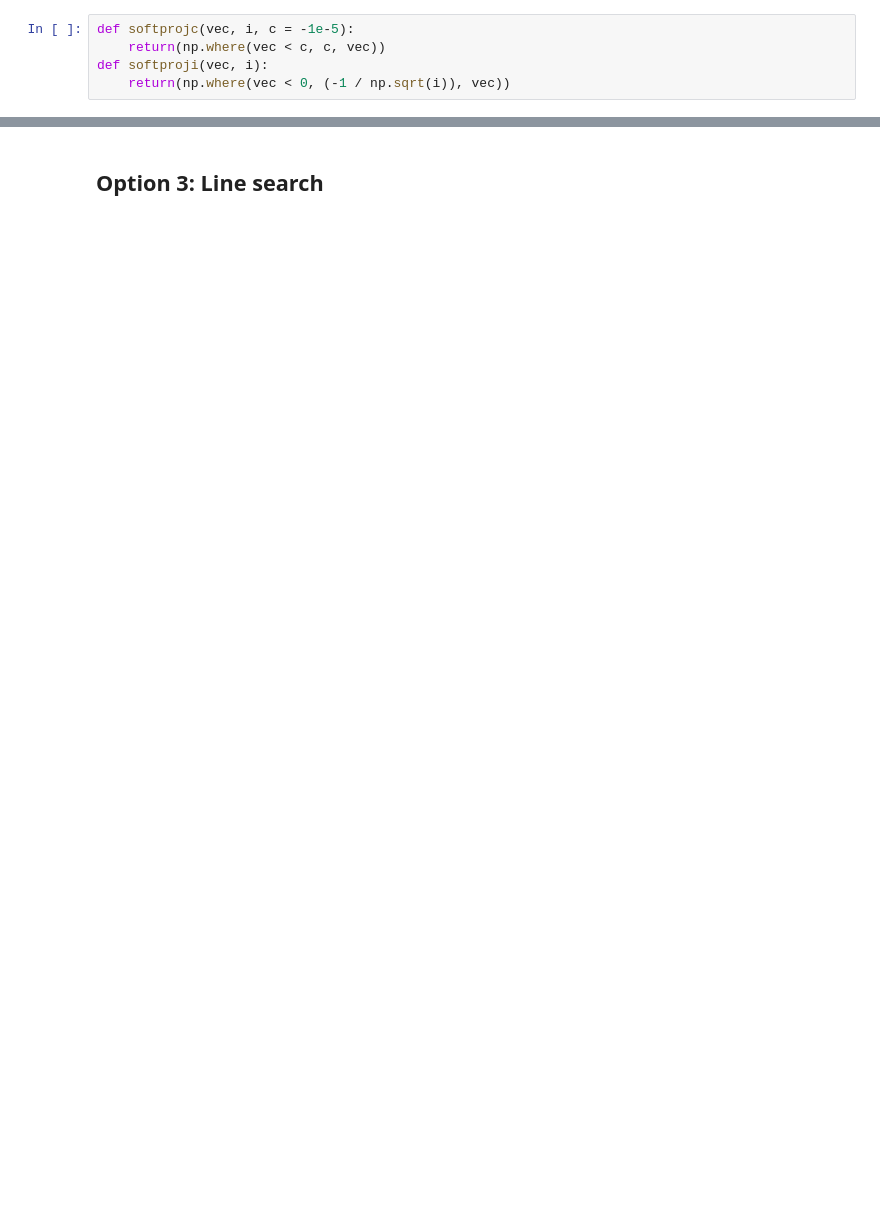
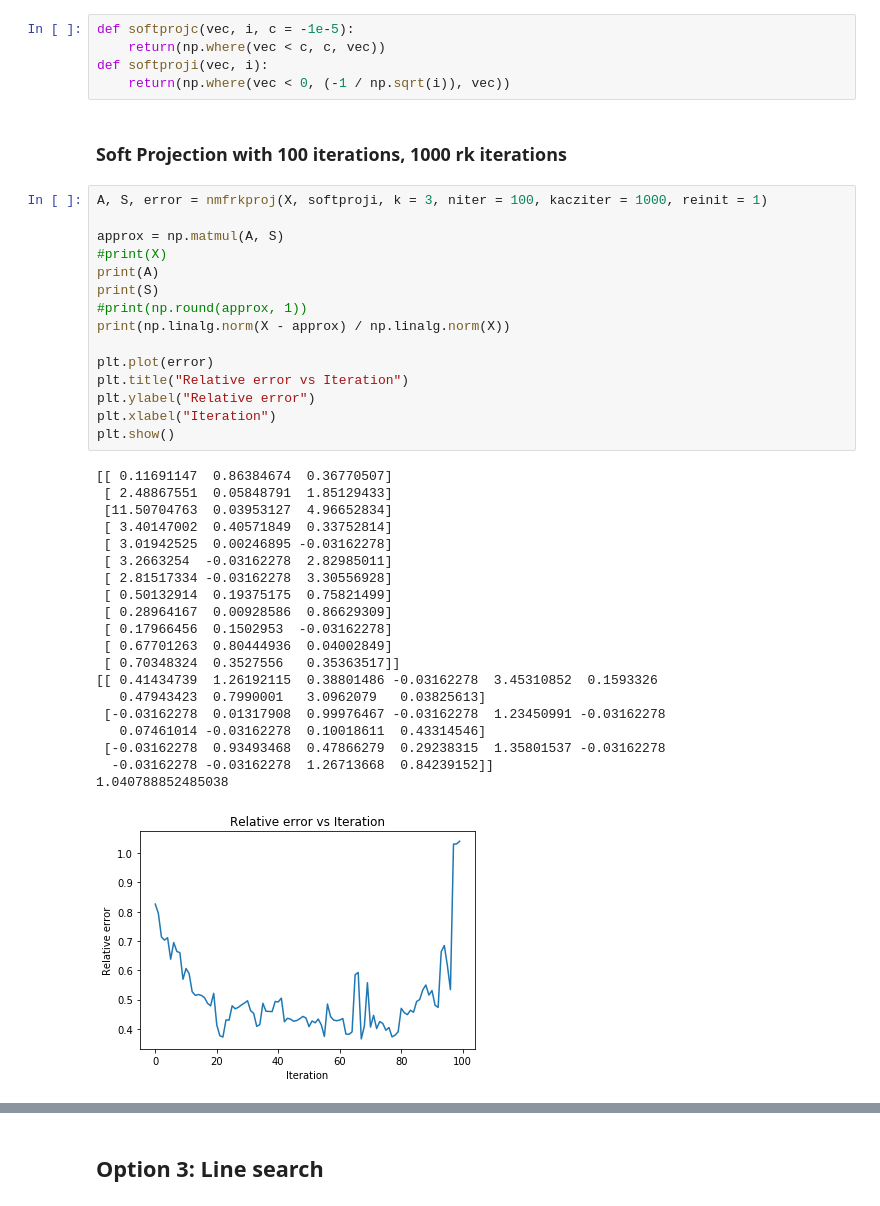
Before and after one commit to chauedwin/mf-algorithms, a Jupyter notebook: nmfAlgorithms.ipynb, the cells around one changed output, grey strips where cells are left out. Drawn from its saved outputs; the diff is of its cells as text; blank space fills up the shorter version.

```diff
--- a/nmfAlgorithms.ipynb
+++ b/nmfAlgorithms.ipynb
@@ -439,3 +529,41 @@ def softprojc(vec, i, c = -1e-5):
     return(np.where(vec < c, c, vec))
 def softproji(vec, i):
     return(np.where(vec < 0, (-1 / np.sqrt(i)), vec))
+# %% [markdown]
+### Soft Projection with 100 iterations, 1000 rk iterations
+# %%
+A, S, error = nmfrkproj(X, softproji, k = 3, niter = 100, kacziter = 1000, reinit = 1)
+
+approx = np.matmul(A, S)
+#print(X)
+print(A)
+print(S)
+#print(np.round(approx, 1))
+print(np.linalg.norm(X - approx) / np.linalg.norm(X))
+
+plt.plot(error)
+plt.title("Relative error vs Iteration")
+plt.ylabel("Relative error")
+plt.xlabel("Iteration")
+plt.show()
+# %% [output]
+[[ 0.11691147  0.86384674  0.36770507]
+ [ 2.48867551  0.05848791  1.85129433]
+ [11.50704763  0.03953127  4.96652834]
+ [ 3.40147002  0.40571849  0.33752814]
+ [ 3.01942525  0.00246895 -0.03162278]
+ [ 3.2663254  -0.03162278  2.82985011]
+ [ 2.81517334 -0.03162278  3.30556928]
+ [ 0.50132914  0.19375175  0.75821499]
+ [ 0.28964167  0.00928586  0.86629309]
+ [ 0.17966456  0.1502953  -0.03162278]
+ [ 0.67701263  0.80444936  0.04002849]
+ [ 0.70348324  0.3527556   0.35363517]]
+[[ 0.41434739  1.26192115  0.38801486 -0.03162278  3.45310852  0.1593326
+   0.47943423  0.7990001   3.0962079   0.03825613]
+ [-0.03162278  0.01317908  0.99976467 -0.03162278  1.23450991 -0.03162278
+   0.07461014 -0.03162278  0.10018611  0.43314546]
+ [-0.03162278  0.93493468  0.47866279  0.29238315  1.35801537 -0.03162278
+  -0.03162278 -0.03162278  1.26713668  0.84239152]]
+1.040788852485038
+[figure, added]
```
Also changed, not shown: parts of 41 cells of this notebook.
